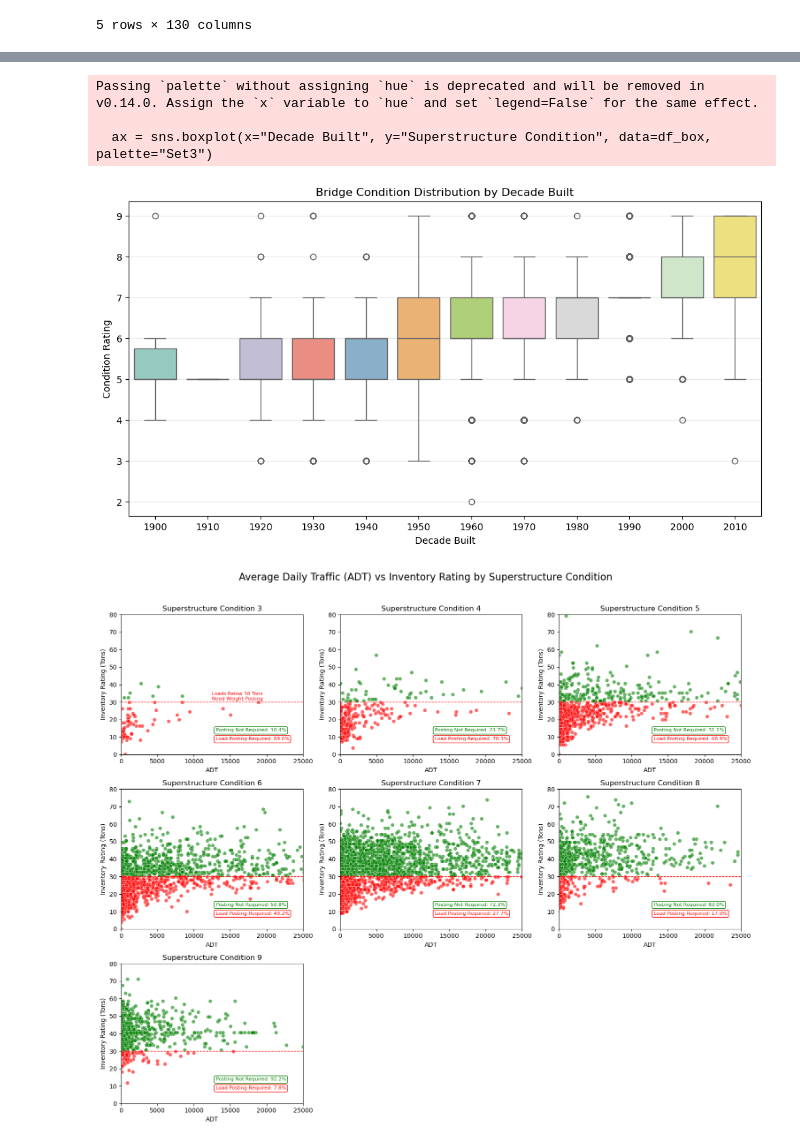
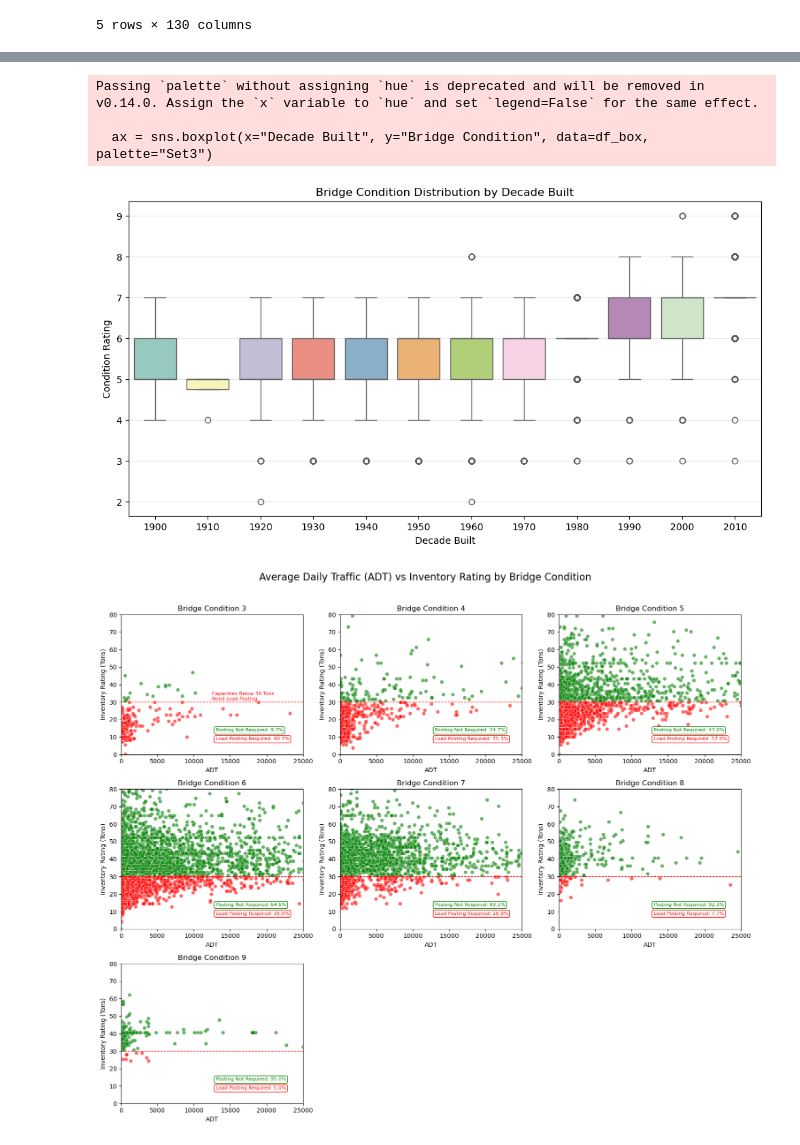
Before and after one commit to kenziemcallister/MODOT-Bridges-Data-Story, a Jupyter notebook: ConditionPlots.ipynb, the cells around one changed output, grey strips where cells are left out. Cells and saved outputs as stored; diff of their text form; code cells hidden in the pictures.

Commit message:
Changed data used from superstructure condtion to bridge condition

```diff
--- a/ConditionPlots.ipynb
+++ b/ConditionPlots.ipynb
@@ -68,54 +82,53 @@ ax.legend(
 # %%
 # Box plot of bridge condition by decade
 
 df_box = pd.DataFrame()
 
-#  store bridge superstructure condition and year built in the dataframe
-df_box["Superstructure Condition"] = df["SUPERSTRUCTURE_COND_059"]
+# store bridge condition and year built in the dataframe
+df_box["Bridge Condition"] = df["LOWEST_RATING"]
 df_box["Year Built"] = df["YEAR_BUILT_027"]
 
-# filter out a score of "N" in superstrucutre condition to remove culverts
-df_box["Superstructure Condition"] = df_box["Superstructure Condition"].apply(lambda x: int(x) if x != "N" else "Culvert")
-df_box= df_box[df_box["Superstructure Condition"]!= "Culvert"]
+# filter out a score of "N" in bridge condition to remove culverts
+df_box["Bridge Condition"] = df_box["Bridge Condition"].apply(lambda x: int(x) if x != "N" else "Culvert")
+df_box = df_box[df_box["Bridge Condition"] != "Culvert"]
 df_box.reset_index(inplace=True, drop=True)
 
 # make bridges sortable by decade built
 df_box["Decade Built"] = (df_box["Year Built"] // 10) * 10
 
+# remove incomplete decade (not a good visual)
+df_box = df_box[df_box["Decade Built"] != 2020]
 
-# remove incomplete decade (not a good visual)
-df_box = df_box[df_box["Decade Built"]!= 2020]
 # create the boxplot
 plt.figure(figsize=(12, 6))
-
-ax = sns.boxplot(x="Decade Built", y="Superstructure Condition", data=df_box, palette="Set3")
+ax = sns.boxplot(x="Decade Built", y="Bridge Condition", data=df_box, palette="Set3")
 
 ax.set_title("Bridge Condition Distribution by Decade Built")
 ax.set_xlabel("Decade Built")
 ax.set_ylabel("Condition Rating")
 ax.grid(axis="y", alpha=0.3)
 # %% [output]
 Passing `palette` without assigning `hue` is deprecated and will be removed in v0.14.0. Assign the `x` variable to `hue` and set `legend=False` for the same effect.
 
-  ax = sns.boxplot(x="Decade Built", y="Superstructure Condition", data=df_box, palette="Set3")
+  ax = sns.boxplot(x="Decade Built", y="Bridge Condition", data=df_box, palette="Set3")
-[figure, old version]
+[figure, new version]
 # %%
 # Scatter -- ADT vs Load rating by condition
 
 df_scatter = pd.DataFrame()
 
-# prepare df for scatter plot with ADT, Superstrucutre Condition, and INV rating
+# prepare df for scatter plot with ADT, Bridge Condition, and INV rating
 df_scatter["ADT"] = pd.to_numeric(df["ADT_029"], errors="coerce").fillna(0).astype(int)
-df_scatter["Superstructure Condition"] = df["SUPERSTRUCTURE_COND_059"]
+df_scatter["Bridge Condition"] = df["LOWEST_RATING"]
 df_scatter["Inventory Rating"] = pd.to_numeric(df["INVENTORY_RATING_066"], errors="coerce")
 
 # remove culverts
-df_scatter["Superstructure Condition"] = df_scatter["Superstructure Condition"].apply(lambda x: int(x) if x != "N" else "Culvert")
-df_scatter = df_scatter[df_scatter["Superstructure Condition"] != "Culvert"]
+df_scatter["Bridge Condition"] = df_scatter["Bridge Condition"].apply(lambda x: int(x) if x != "N" else "Culvert")
+df_scatter = df_scatter[df_scatter["Bridge Condition"] != "Culvert"]
 df_scatter.reset_index(inplace=True, drop=True)
 
 # get all conditions excluding 2 (not a significant number of bridges with condition 2)
-conditions = range(3,10)
+conditions = range(3, 10)
 
 fig, axes = plt.subplots(3, 3, figsize=(15, 12))
 axes = axes.flatten()
@@ -124,11 +137,10 @@ axes = axes.flatten()
 threshold = 30
 df_scatter["Below Threshold"] = df_scatter["Inventory Rating"] < threshold
 
-
 # create scatter plots by condition
 for i, condition in enumerate(conditions):
     ax = axes[i]
-    data_cond = df_scatter[df_scatter["Superstructure Condition"] == condition]
+    data_cond = df_scatter[df_scatter["Bridge Condition"] == condition]
 
     sns.scatterplot(
         ax=ax,
@@ -141,7 +153,7 @@ for i, condition in enumerate(conditions):
         legend=False
     )
 
-    ax.set_title(f"Superstructure Condition {condition}")
+    ax.set_title(f"Bridge Condition {condition}")
     ax.set_xlim(xmin=0, xmax=25000)
     ax.set_ylim(ymin=0, ymax=80)
     ax.set_xlabel("ADT")
@@ -159,7 +171,7 @@ for i, condition in enumerate(conditions):
     # legend for number of bridges not needing load posting
     ax.text(
         x=13000,
-        y= 15,
+        y=15,
         s=f"Posting Not Required: {above_pct:.1f}%",
         color="green",
         fontsize=8,
@@ -170,7 +182,7 @@ for i, condition in enumerate(conditions):
     # legend for number of bridges needing load posting
     ax.text(
         x=13000,
-        y= 10,
+        y=10,
         s=f"Load Posting Required: {below_pct:.1f}%",
         color="red",
         fontsize=8,
@@ -182,7 +194,7 @@ for i, condition in enumerate(conditions):
 axes[0].text(
     x=12500,
     y=threshold + 1,
-    s=f"Loads Below {threshold} Tons \nNeed Weight Posting",
+    s=f"Capacities Below {threshold} Tons \nNeed Load Posting",
     color="red",
     fontsize=8
 )
@@ -192,7 +204,7 @@ for j in range(len(conditions), 9):
     fig.delaxes(axes[j])
 
 plt.tight_layout()
-plt.suptitle("Average Daily Traffic (ADT) vs Inventory Rating by Superstructure Condition", fontsize=16, y=1.05)
+plt.suptitle("Average Daily Traffic (ADT) vs Inventory Rating by Bridge Condition", fontsize=16, y=1.05)
 plt.show()
 # %% [output]
-[figure, old version]
+[figure, new version]
```
Also changed, not shown: parts of 2 cells of this notebook.
